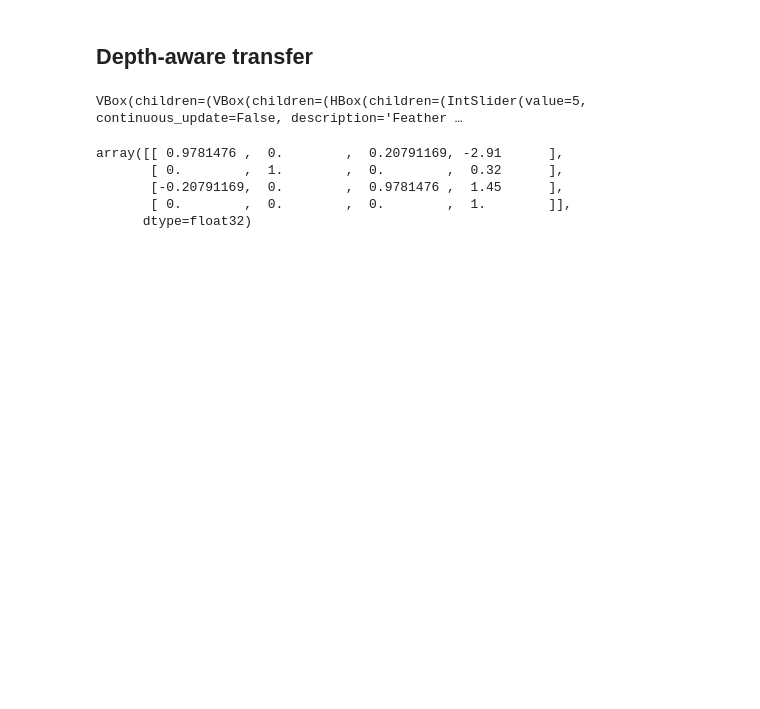
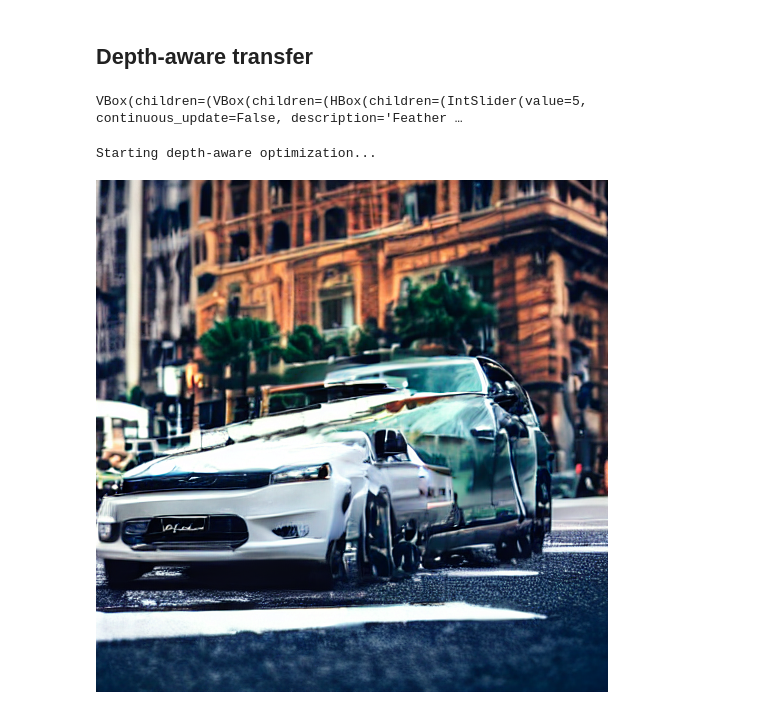
Before and after one commit to SaturnTsen/Flow-DLE, a Jupyter notebook: rotate.ipynb, the cells around one changed output. Drawn from its saved outputs; the diff is of its cells as text; code cells hidden in the pictures; blank space fills up the shorter version.

```diff
--- a/rotate.ipynb
+++ b/rotate.ipynb
@@ -12,21 +12,16 @@ from utils import (
     show_images_in_row,
     set_seed,
     pred_unidepth,
-    unidepth_to_trimesh,
-    to_numpy_image,
-    clean_mask_by_depth,
-    compare_scene,
-    transform_depth_map,
-    MaskPainter,
+    MaskPainter
 )
-
+from instaflow.edit_3d import Edit3DConfig, edit_3d
 DEVICE = 'cuda' if torch.cuda.is_available() else 'cpu'
 
 pipe = RectifiedFlowStateMachine.from_pretrained("XCLiu/2_rectified_flow_from_sd_1_5", torch_dtype=torch.bfloat16,  device_map=DEVICE)
 pipe.safety_checker = None
 
 depth_model = UniDepthV2.from_pretrained("lpiccinelli/unidepth-v2-vitl14")
-depth_model = depth_model.to(DEVICE)
+depth_model = depth_model.to('cpu')
 # %% [output]
 Cannot import NystromAttention, you can not run original UniDepth. UniDepthV2 is available.
 Jupyter environment detected. Enabling Open3D WebVisualizer.
@@ -167,11 +160,37 @@ depth_transformer.show()
 # %% [output]
 VBox(children=(VBox(children=(HBox(children=(IntSlider(value=5, continuous_update=False, description='Feather …
 # %%
+depth = predictions["depth"]
+K = predictions["intrinsics"]
 T = depth_transformer.get_transformation()
-T
+mask = depth_transformer.get_mask()
-# %% [output]
-array([[ 0.9781476 ,  0.        ,  0.20791169, -2.91      ],
-       [ 0.        ,  1.        ,  0.        ,  0.32      ],
-       [-0.20791169,  0.        ,  0.9781476 ,  1.45      ],
-       [ 0.        ,  0.        ,  0.        ,  1.        ]],
-      dtype=float32)
+# %%
+config = Edit3DConfig(
+    start_step=0,
+    end_step=38,
+    optim_steps_per_inference=2,
+    lr=0.05,
+    lamfg=0.1,
+    lambg=0.05
+)
+
+state_fg_ref = state_fg.clone()
+state_fg_ref.reset()
+state_fg_ref = pipe.infer_from_state(state_fg_ref, until=50)
+
+print("Starting depth-aware optimization...")
+state_fg.reset()
+
+state_fg = pipe.infer_from_state(state_fg, until=50,
+    do_not_store_features=True, # force do not store features
+    callback = edit_3d(pipe, state_fg_ref,
+                       depth_np=depth, K_np=K, T_np=T, mask_np=mask,
+                       config=config)
+)
+
+torch.cuda.empty_cache()
+img = pipe.decode_latents(state_fg.latent)[0][0]
+img
+# %% [output]
+Starting depth-aware optimization...
+[figure, added]
```
Also changed, not shown: parts of 4 cells of this notebook, 5 other files.
